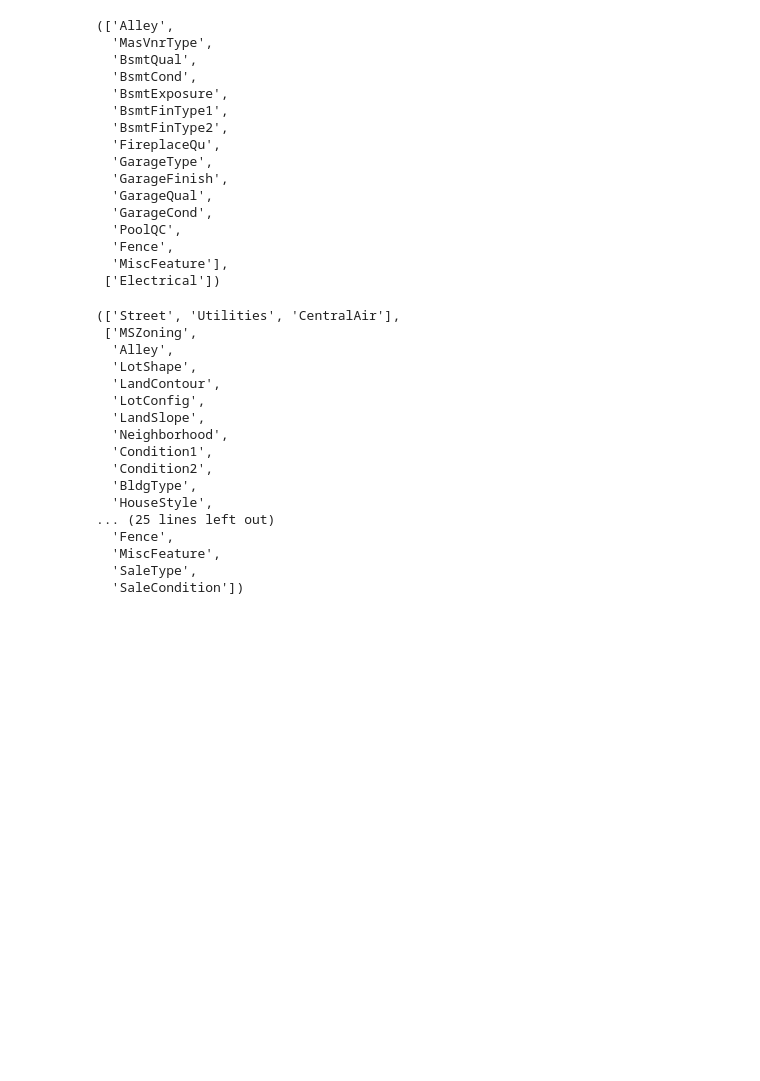
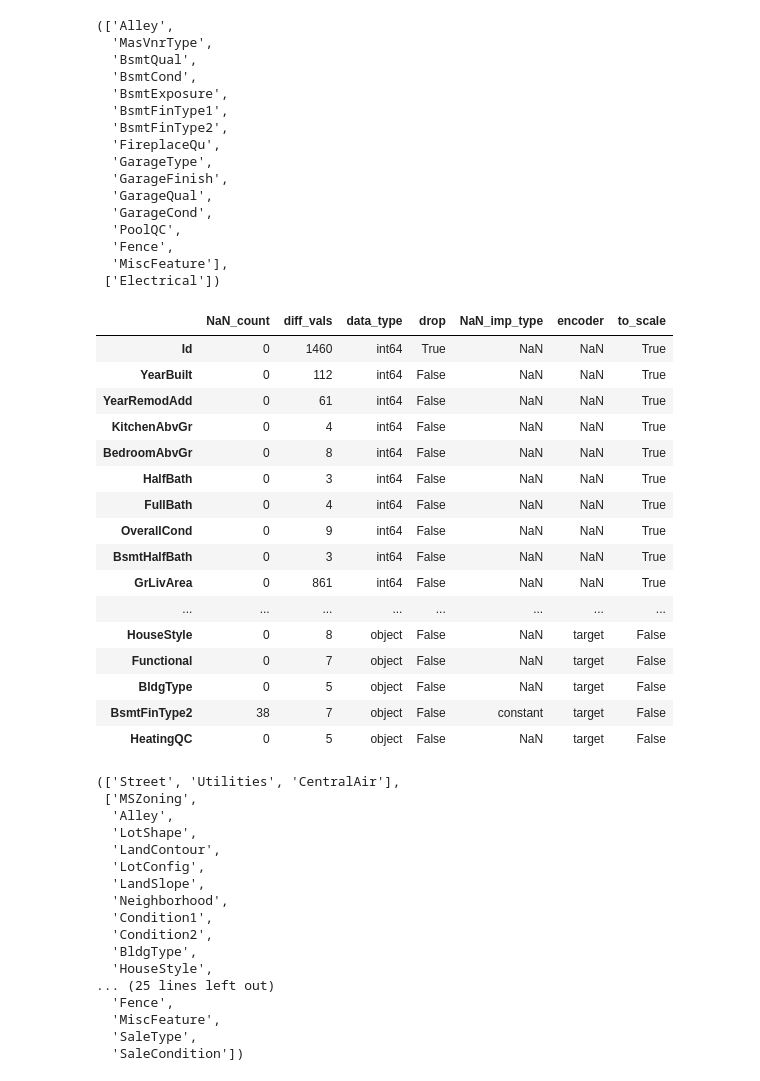
Before and after one commit to kolaz92/HousePrices, a Jupyter notebook: PPL.ipynb, the cells around one changed output. Cells and saved outputs as stored; diff of their text form; code cells hidden in the pictures; blank space fills up the shorter version.

```diff
--- a/PPL.ipynb
+++ b/PPL.ipynb
@@ -46 +49,5 @@ df.shape
 df['SalePrice'] = df['SalePrice'].map(np.log)
+# %%
+#Подгружена заготовленная таблица параметров
+PT = pd.read_csv('/home/zef/DS_Bootcamp/HousePrices/ParamTable.csv',index_col=[0])
+PT.head(10)
@@ -70,4 +92,31 @@ NaN_Is_A_Class, NaN_Is_Abcence
   'Fence',
   'MiscFeature'],
  ['Electrical'])
+# %%
+#Подставляем в таблицу
+for col in NaN_Is_A_Class:
+    PT.loc[col,'NaN_imp_type'] = 'constant'
+
+for col in NaN_Is_Abcence:
+    PT.loc[col,'NaN_imp_type'] = 'most_frequent'
+
+PT
+# %% [output]
+|  | NaN_count | diff_vals | data_type | drop | NaN_imp_type | encoder | to_scale |
+| Id | 0 | 1460 | int64 | True | NaN | NaN | True |
+| YearBuilt | 0 | 112 | int64 | False | NaN | NaN | True |
+| YearRemodAdd | 0 | 61 | int64 | False | NaN | NaN | True |
+| KitchenAbvGr | 0 | 4 | int64 | False | NaN | NaN | True |
+| BedroomAbvGr | 0 | 8 | int64 | False | NaN | NaN | True |
+| HalfBath | 0 | 3 | int64 | False | NaN | NaN | True |
+| FullBath | 0 | 4 | int64 | False | NaN | NaN | True |
+| OverallCond | 0 | 9 | int64 | False | NaN | NaN | True |
+| BsmtHalfBath | 0 | 3 | int64 | False | NaN | NaN | True |
+| GrLivArea | 0 | 861 | int64 | False | NaN | NaN | True |
+| ... | ... | ... | ... | ... | ... | ... | ... |
+| HouseStyle | 0 | 8 | object | False | NaN | target | False |
+| Functional | 0 | 7 | object | False | NaN | target | False |
+| BldgType | 0 | 5 | object | False | NaN | target | False |
+| BsmtFinType2 | 38 | 7 | object | False | constant | target | False |
+| HeatingQC | 0 | 5 | object | False | NaN | target | False |
 # %%
```
Also changed, not shown: parts of 17 cells of this notebook, 2 other files.
